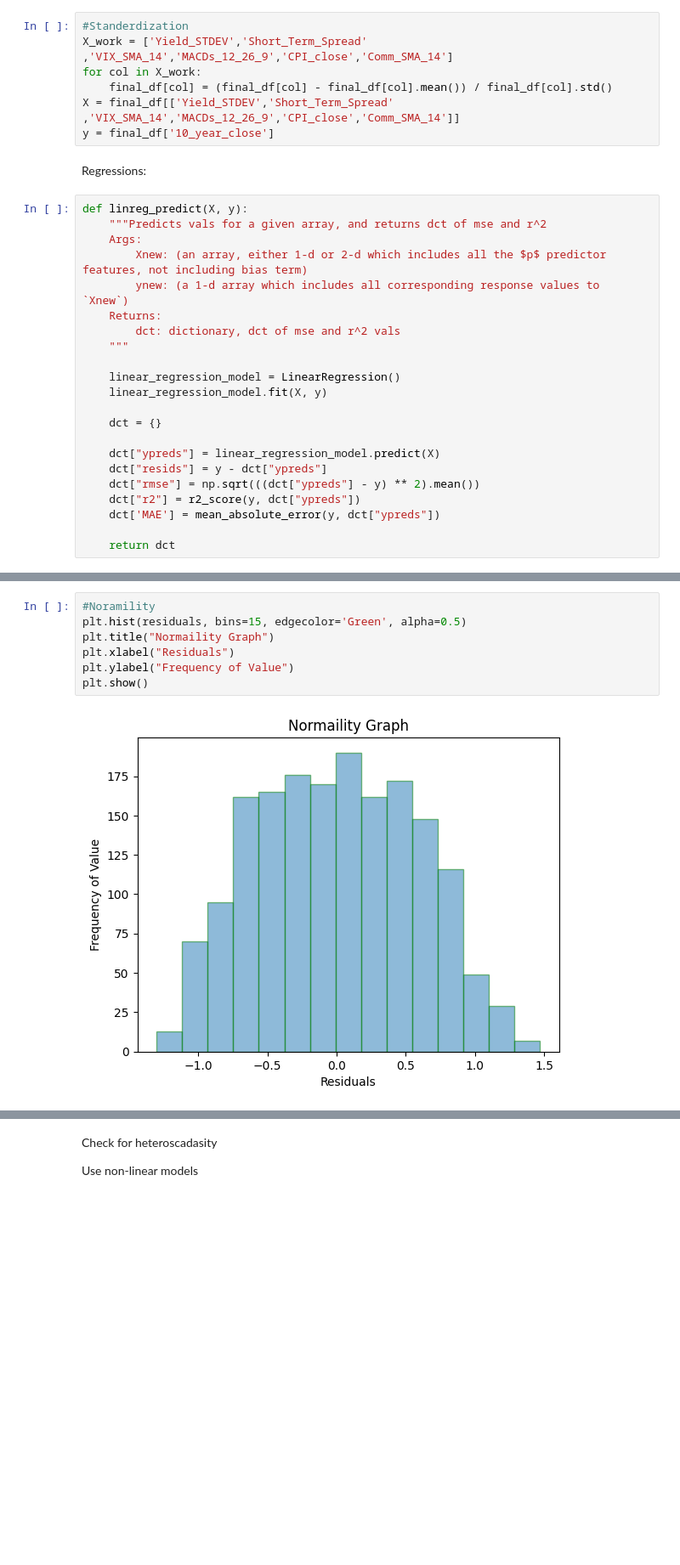
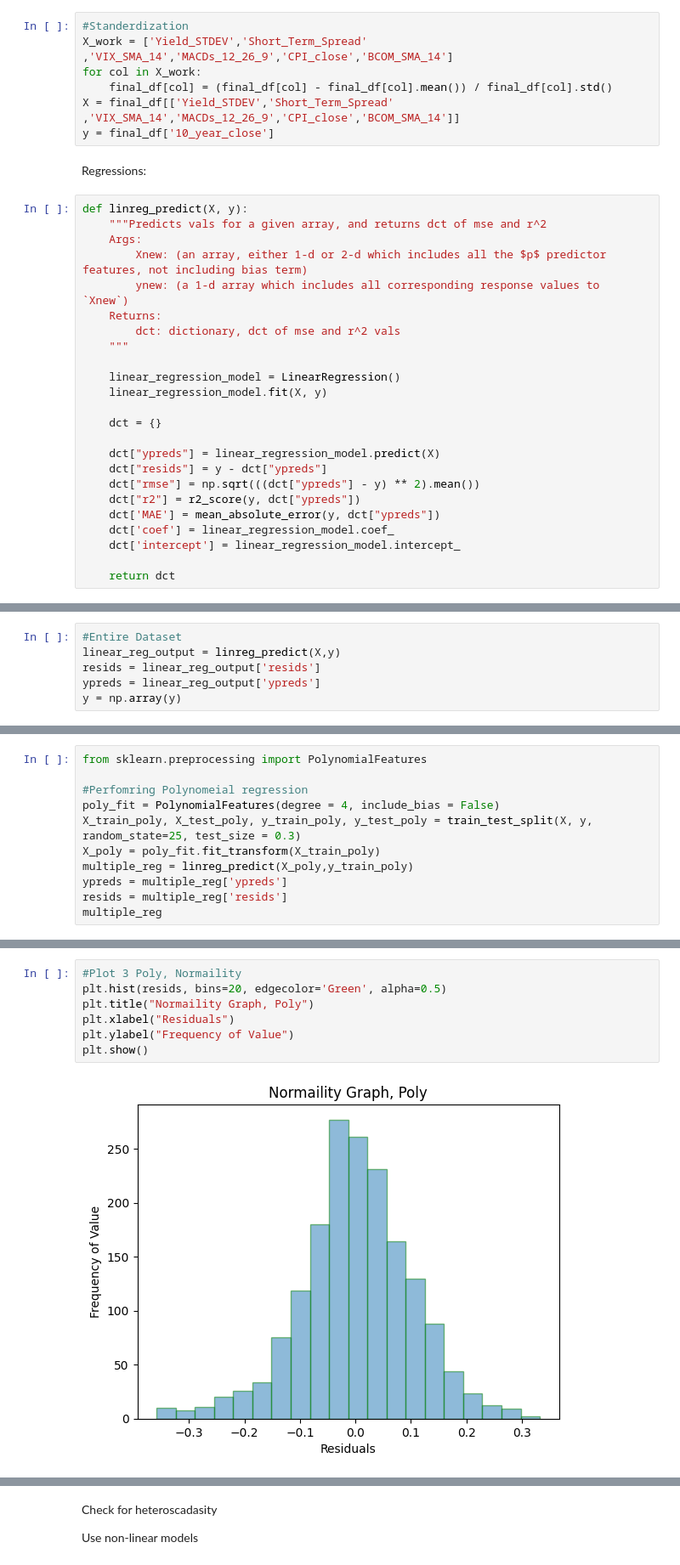
Before and after one commit to MichaelRicardo77/DS2500Proj, a Jupyter notebook: initial_working.ipynb, the cells around one changed output, grey strips where cells are left out. Shown: that part at 85% size. Saved outputs shown, nothing was run; the diff lists cells and outputs as text; blank space fills up the shorter version.

Commit message:
Graphs

```diff
--- a/initial_working.ipynb
+++ b/initial_working.ipynb
@@ -181,9 +168,9 @@ final_df.corr()
 # %%
 #Standerdization
-X_work = ['Yield_STDEV','Short_Term_Spread'	,'VIX_SMA_14','MACDs_12_26_9','CPI_close','Comm_SMA_14']
+X_work = ['Yield_STDEV','Short_Term_Spread'	,'VIX_SMA_14','MACDs_12_26_9','CPI_close','BCOM_SMA_14']
 for col in X_work:
     final_df[col] = (final_df[col] - final_df[col].mean()) / final_df[col].std()
-X = final_df[['Yield_STDEV','Short_Term_Spread'	,'VIX_SMA_14','MACDs_12_26_9','CPI_close','Comm_SMA_14']]
+X = final_df[['Yield_STDEV','Short_Term_Spread'	,'VIX_SMA_14','MACDs_12_26_9','CPI_close','BCOM_SMA_14']]
 y = final_df['10_year_close']
 # %% [markdown]
 Regressions:
@@ -207,6 +194,8 @@ def linreg_predict(X, y):
     dct["rmse"] = np.sqrt(((dct["ypreds"] - y) ** 2).mean())
     dct["r2"] = r2_score(y, dct["ypreds"])
     dct['MAE'] = mean_absolute_error(y, dct["ypreds"])
+    dct['coef'] = linear_regression_model.coef_
+    dct['intercept'] = linear_regression_model.intercept_
 
     return dct
 # %%
@@ -216,0 +256,6 @@ residuals = linear_reg_output_cross_fold['resids']
+# %%
+#Entire Dataset
+linear_reg_output = linreg_predict(X,y)
+resids = linear_reg_output['resids']
+ypreds = linear_reg_output['ypreds']
+y = np.array(y)
@@ -216,0 +315,11 @@ residuals = linear_reg_output_cross_fold['resids']
+# %%
+from sklearn.preprocessing import PolynomialFeatures
+
+#Perfomring Polynomeial regression
+poly_fit = PolynomialFeatures(degree = 4, include_bias = False)
+X_train_poly, X_test_poly, y_train_poly, y_test_poly = train_test_split(X, y, random_state=25, test_size = 0.3)
+X_poly = poly_fit.fit_transform(X_train_poly)
+multiple_reg = linreg_predict(X_poly,y_train_poly)
+ypreds = multiple_reg['ypreds']
+resids = multiple_reg['resids']
+multiple_reg
@@ -217,9 +378,9 @@ residuals = linear_reg_output_cross_fold['resids']
 # %%
-#Noramility
-plt.hist(residuals, bins=15, edgecolor='Green', alpha=0.5)
-plt.title("Normaility Graph")
+#Plot 3 Poly, Normaility
+plt.hist(resids, bins=20, edgecolor='Green', alpha=0.5)
+plt.title("Normaility Graph, Poly")
 plt.xlabel("Residuals")
 plt.ylabel("Frequency of Value")
 plt.show()
 # %% [output]
-[figure, old version]
+[figure, new version]
```
Also changed, not shown: parts of 25 cells of this notebook.
